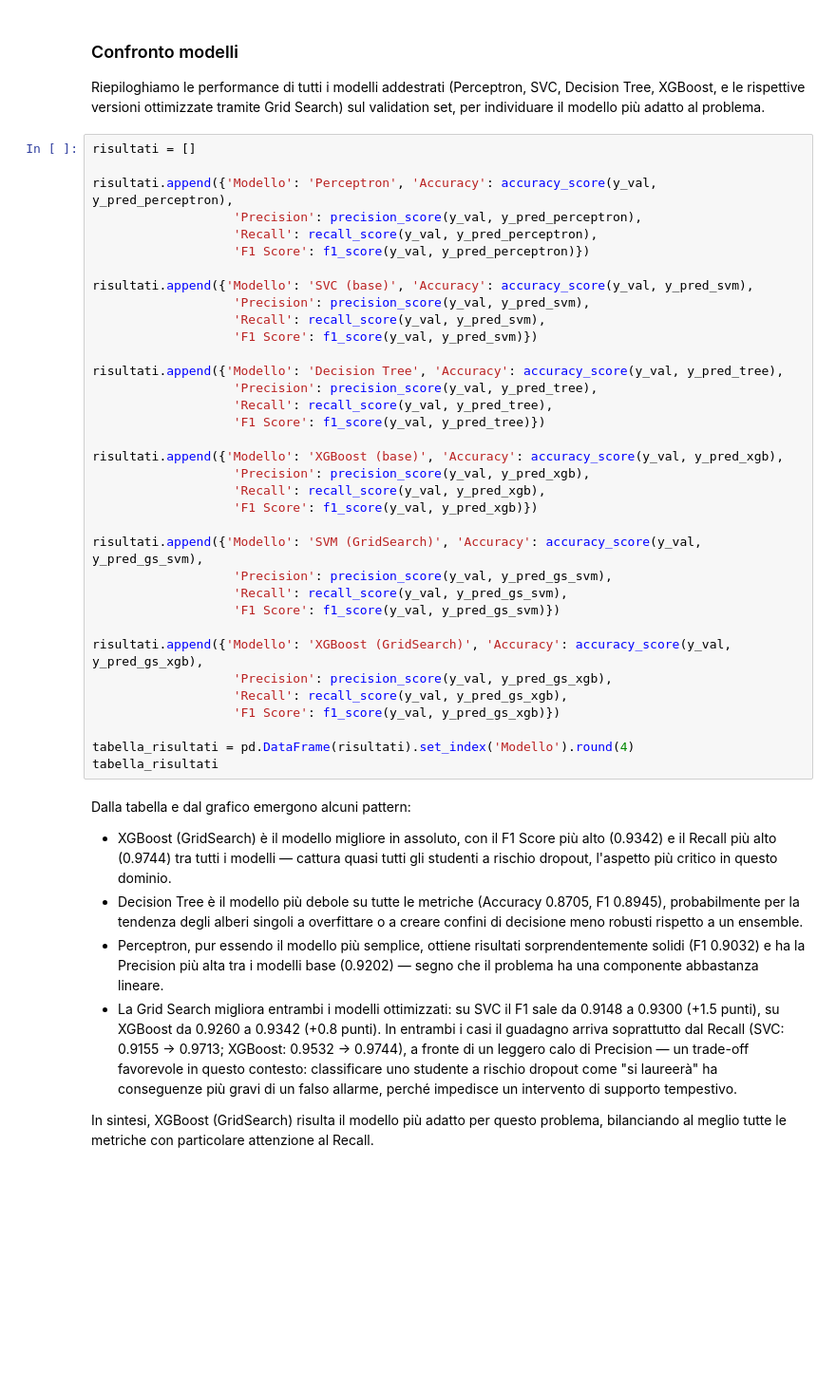
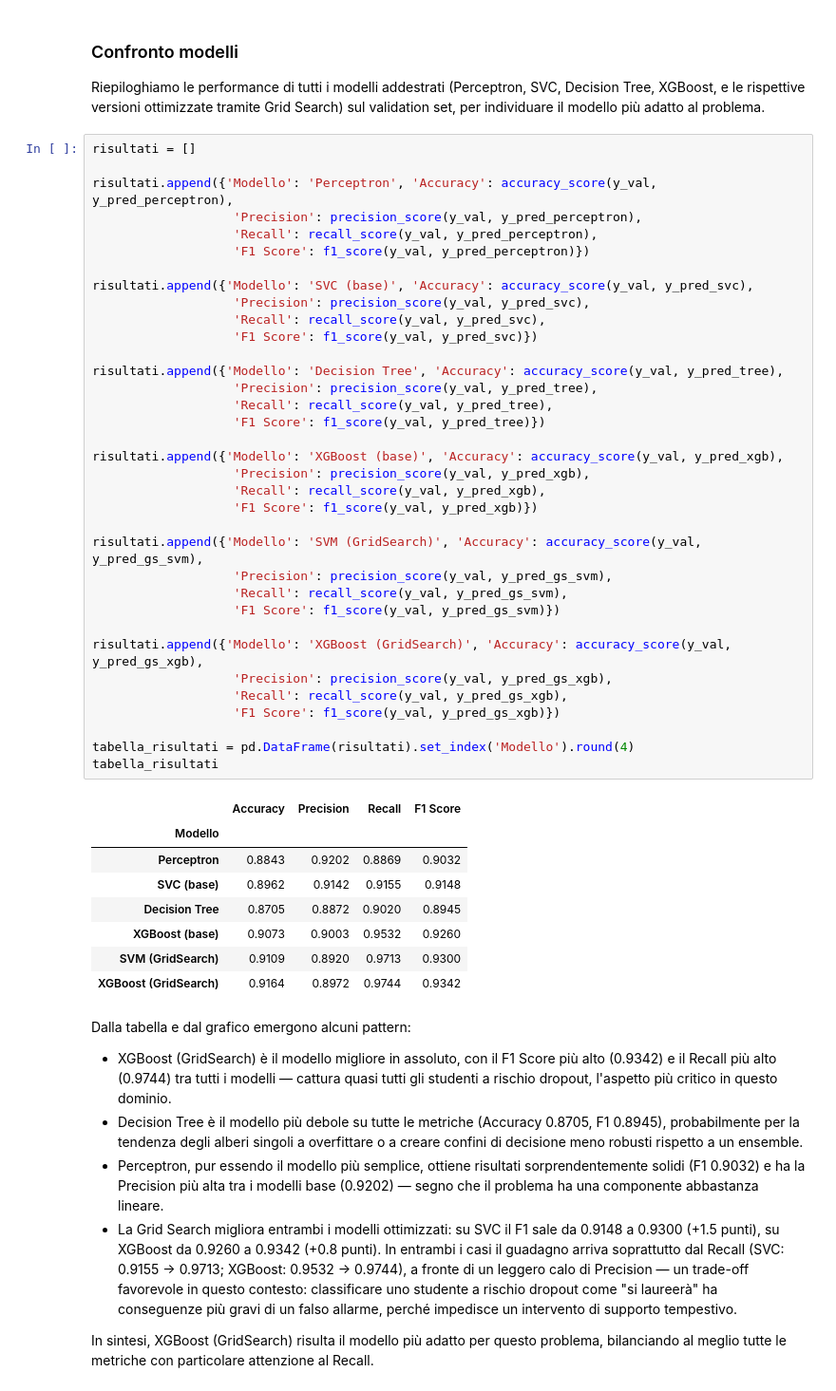
Before and after one commit to Vramos-04/DataIntensive, a Jupyter notebook: DropoutOrGraduate.ipynb, the cells around one changed output. Shown at 95% size. Drawn from its saved outputs; the diff is of its cells as text; blank space fills up the shorter version.

```diff
--- a/DropoutOrGraduate.ipynb
+++ b/DropoutOrGraduate.ipynb
@@ -744,37 +819,46 @@ Riepiloghiamo le performance di tutti i modelli addestrati (Perceptron, SVC, Dec
 risultati = []
 
 risultati.append({'Modello': 'Perceptron', 'Accuracy': accuracy_score(y_val, y_pred_perceptron),
                    'Precision': precision_score(y_val, y_pred_perceptron),
                    'Recall': recall_score(y_val, y_pred_perceptron),
                    'F1 Score': f1_score(y_val, y_pred_perceptron)})
 
-risultati.append({'Modello': 'SVC (base)', 'Accuracy': accuracy_score(y_val, y_pred_svm),
-                   'Precision': precision_score(y_val, y_pred_svm),
-                   'Recall': recall_score(y_val, y_pred_svm),
-                   'F1 Score': f1_score(y_val, y_pred_svm)})
+risultati.append({'Modello': 'SVC (base)', 'Accuracy': accuracy_score(y_val, y_pred_svc),
+                   'Precision': precision_score(y_val, y_pred_svc),
+                   'Recall': recall_score(y_val, y_pred_svc),
+                   'F1 Score': f1_score(y_val, y_pred_svc)})
 
 risultati.append({'Modello': 'Decision Tree', 'Accuracy': accuracy_score(y_val, y_pred_tree),
                    'Precision': precision_score(y_val, y_pred_tree),
                    'Recall': recall_score(y_val, y_pred_tree),
                    'F1 Score': f1_score(y_val, y_pred_tree)})
 
 risultati.append({'Modello': 'XGBoost (base)', 'Accuracy': accuracy_score(y_val, y_pred_xgb),
                    'Precision': precision_score(y_val, y_pred_xgb),
                    'Recall': recall_score(y_val, y_pred_xgb),
                    'F1 Score': f1_score(y_val, y_pred_xgb)})
 
 risultati.append({'Modello': 'SVM (GridSearch)', 'Accuracy': accuracy_score(y_val, y_pred_gs_svm),
                    'Precision': precision_score(y_val, y_pred_gs_svm),
                    'Recall': recall_score(y_val, y_pred_gs_svm),
                    'F1 Score': f1_score(y_val, y_pred_gs_svm)})
 
 risultati.append({'Modello': 'XGBoost (GridSearch)', 'Accuracy': accuracy_score(y_val, y_pred_gs_xgb),
                    'Precision': precision_score(y_val, y_pred_gs_xgb),
                    'Recall': recall_score(y_val, y_pred_gs_xgb),
                    'F1 Score': f1_score(y_val, y_pred_gs_xgb)})
 
 tabella_risultati = pd.DataFrame(risultati).set_index('Modello').round(4)
 tabella_risultati
+# %% [output]
+|  | Accuracy | Precision | Recall | F1 Score |
+| Modello |  |  |  |  |
+| Perceptron | 0.8843 | 0.9202 | 0.8869 | 0.9032 |
+| SVC (base) | 0.8962 | 0.9142 | 0.9155 | 0.9148 |
+| Decision Tree | 0.8705 | 0.8872 | 0.9020 | 0.8945 |
+| XGBoost (base) | 0.9073 | 0.9003 | 0.9532 | 0.9260 |
+| SVM (GridSearch) | 0.9109 | 0.8920 | 0.9713 | 0.9300 |
+| XGBoost (GridSearch) | 0.9164 | 0.8972 | 0.9744 | 0.9342 |
 # %% [markdown]
 Dalla tabella e dal grafico emergono alcuni pattern:
 
```
Also changed, not shown: parts of 20 cells of this notebook.
